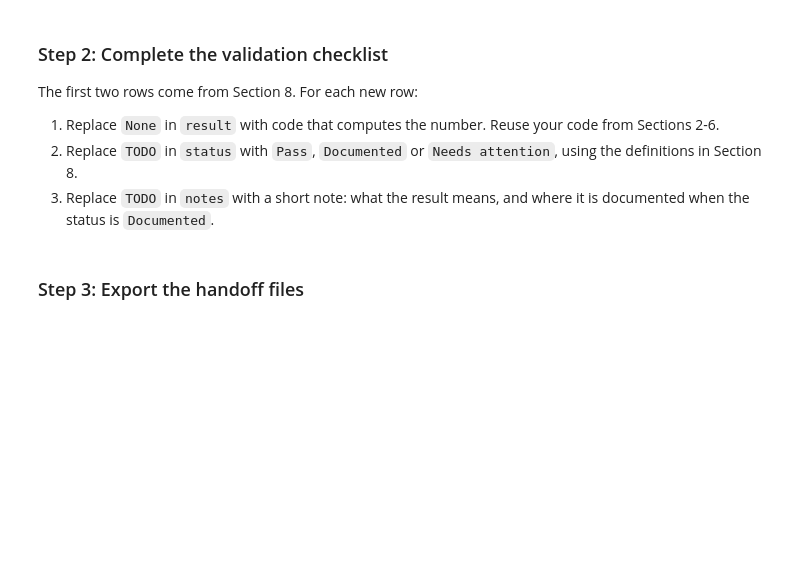
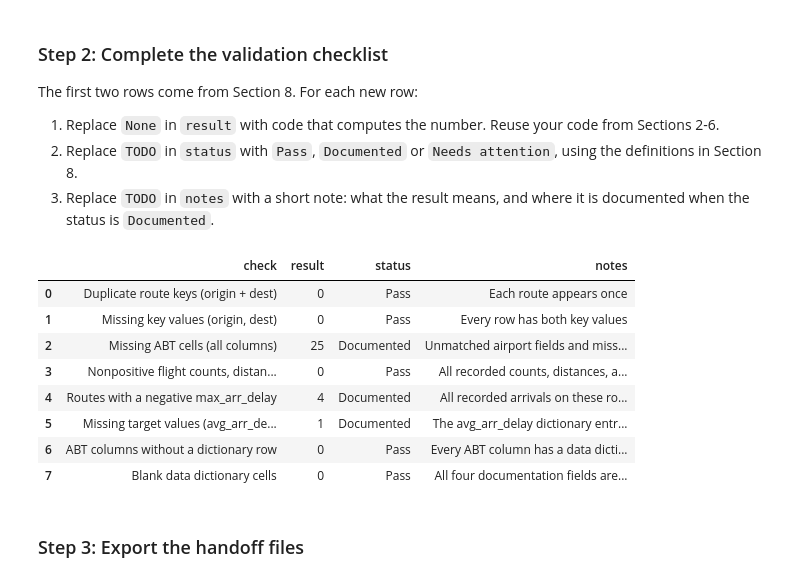
Before and after one commit to Jade-Jung/ban6003-week-11-hyejung-jung, a Jupyter notebook: notebooks/module11_abt_documentation_guided_lab.ipynb, the cells around one changed output. Cells and saved outputs as stored; diff of their text form; code cells hidden in the pictures; blank space fills up the shorter version.

```diff
--- a/notebooks/module11_abt_documentation_guided_lab.ipynb
+++ b/notebooks/module11_abt_documentation_guided_lab.ipynb
@@ -698,3 +735,86 @@ validation_checklist
+# %%
+# Offline Assignment, step 2 - complete the validation checklist.
+# Hints:
+# - Missing ABT cells: .isna().sum().sum() on route_abt.
+# - Nonpositive values: add up the three Boolean checks from Section 4.
+# - Negative max_arr_delay: the condition from Your Turn 3, then .sum().
+# - ABT columns without a dictionary row: compare route_abt.columns with data_dictionary["column_name"].
+# - Blank dictionary cells: select doc_fields, .fillna(""), strip whitespace, compare to "", then sum twice.
+
+missing_abt_cells = route_abt.isna().sum().sum()
+
+nonpositive_values = (
+    route_abt["flight_count"].le(0).sum()
+    + route_abt["avg_distance"].le(0).sum()
+    + route_abt["avg_air_time"].le(0).sum()
+)
+
+negative_max_routes = route_abt["max_arr_delay"].lt(0).sum()
+missing_targets = route_abt["avg_arr_delay"].isna().sum()
+
+undocumented_columns = len(
+    route_abt.columns.difference(data_dictionary["column_name"])
+)
+
+blank_dictionary_cells = (
+    data_dictionary[doc_fields]
+    .fillna("")
+    .apply(lambda column: column.astype(str).str.strip())
+    .eq("")
+    .sum()
+    .sum()
+)
+
+validation_checklist = pd.DataFrame(checklist_rows + [
+    {
+        "check": "Missing ABT cells (all columns)",
+        "result": missing_abt_cells,
+        "status": "Documented",
+        "notes": "Unmatched airport fields and missing flight metrics are explained in the data dictionary.",
+    },
+    {
+        "check": "Nonpositive flight counts, distances and air times",
+        "result": nonpositive_values,
+        "status": "Pass",
+        "notes": "All recorded counts, distances, and air times are positive.",
+    },
+    {
+        "check": "Routes with a negative max_arr_delay",
+        "result": negative_max_routes,
+        "status": "Documented",
+        "notes": "All recorded arrivals on these routes were early. See the max_arr_delay dictionary entry.",
+    },
+    {
+        "check": "Missing target values (avg_arr_delay)",
+        "result": missing_targets,
+        "status": "Documented",
+        "notes": "The avg_arr_delay dictionary entry explains the missing target for EWR to LGA.",
+    },
+    {
+        "check": "ABT columns without a dictionary row",
+        "result": undocumented_columns,
+        "status": "Pass",
+        "notes": "Every ABT column has a data dictionary row.",
+    },
+    {
+        "check": "Blank data dictionary cells",
+        "result": blank_dictionary_cells,
+        "status": "Pass",
+        "notes": "All four documentation fields are filled in for each column.",
+    },
+])
+
+validation_checklist
+# %% [output]
+|  | check | result | status | notes |
+| 0 | Duplicate route keys (origin + dest) | 0 | Pass | Each route appears once |
+| 1 | Missing key values (origin, dest) | 0 | Pass | Every row has both key values |
+| 2 | Missing ABT cells (all columns) | 25 | Documented | Unmatched airport fields and miss... |
+| 3 | Nonpositive flight counts, distan... | 0 | Pass | All recorded counts, distances, a... |
+| 4 | Routes with a negative max_arr_delay | 4 | Documented | All recorded arrivals on these ro... |
+| 5 | Missing target values (avg_arr_de... | 1 | Documented | The avg_arr_delay dictionary entr... |
+| 6 | ABT columns without a dictionary row | 0 | Pass | Every ABT column has a data dicti... |
+| 7 | Blank data dictionary cells | 0 | Pass | All four documentation fields are... |
 # %% [markdown]
 ### Step 3: Export the handoff files
 # %%
```
Also changed, not shown: parts of 18 cells of this notebook, 3 other files.
